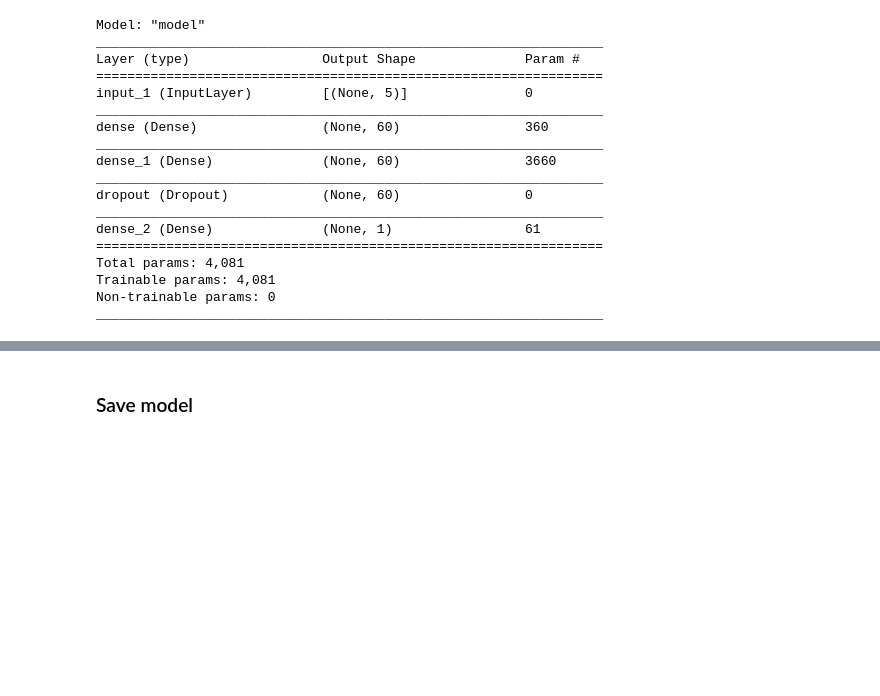
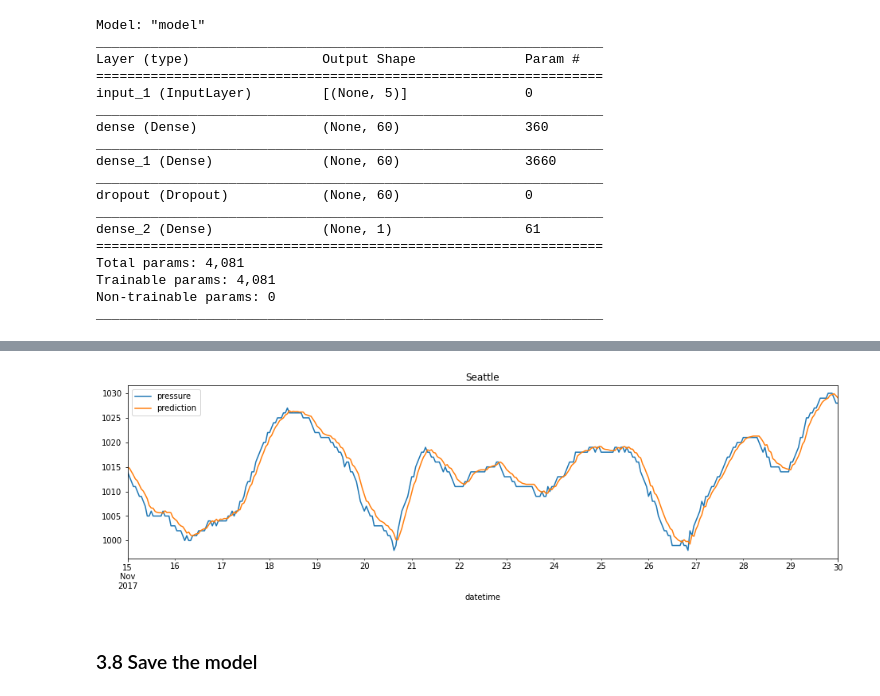
Before and after one commit to kfern/jupyterml, a Jupyter notebook: basics/time_series/steps/3_model.ipynb, the cells around one changed output, grey strips where cells are left out. Drawn from its saved outputs; the diff is of its cells as text; code cells hidden in the pictures; blank space fills up the shorter version.

```diff
--- a/basics/time_series/steps/3_model.ipynb
+++ b/basics/time_series/steps/3_model.ipynb
@@ -133,0 +126,11 @@ X_imputed_df = pd.DataFrame(X_imputed, columns = X_train.columns)
+# %%
+from sklearn import preprocessing
+features_scaler = preprocessing.MinMaxScaler(feature_range=(0.01, 0.99))
+target_scaler = preprocessing.MinMaxScaler(feature_range=(0.01, 0.99))
+
+features = df_unseen[df_unseen.columns.difference(['datetime', SENSOR])].columns.values
+scaled_features = features_scaler.fit_transform(df_unseen[features])
+scaled_target = target_scaler.fit(df_unseen[SENSOR].values.reshape(-1, 1))
+# %%
+y_pred = model.predict(scaled_features)
+y_pred_rescaled = target_scaler.inverse_transform(y_pred)
@@ -134,2 +145,10 @@ X_imputed_df = pd.DataFrame(X_imputed, columns = X_train.columns)
+# %%
+df_final = df_unseen[['datetime', SENSOR]]
+df_final['prediction'] = y_pred_rescaled
+# %%
+df_final.set_index('datetime').plot(title=CITY, figsize=(16,4))
+plt.show()
+# %% [output]
+[figure, added]
 # %% [markdown]
-### Save model
+### 3.8 Save the model
```
Also changed, not shown: parts of 21 cells of this notebook.
